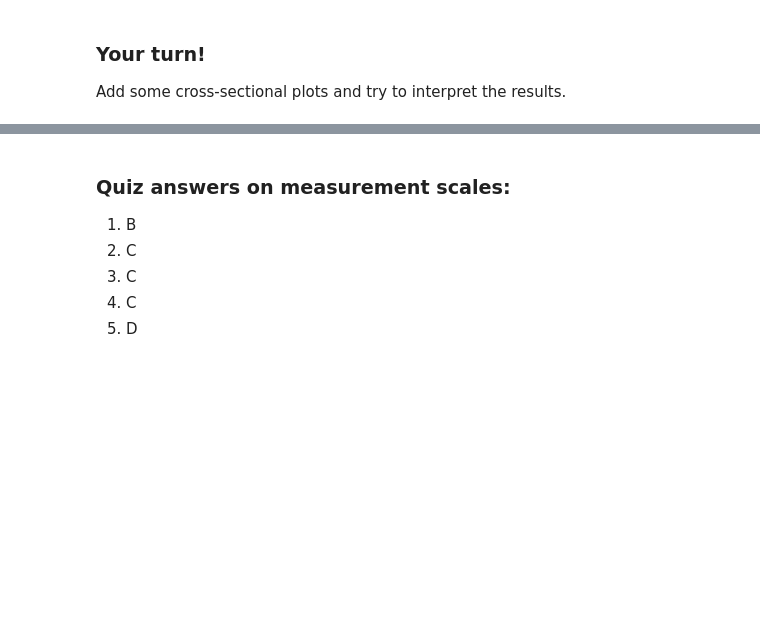
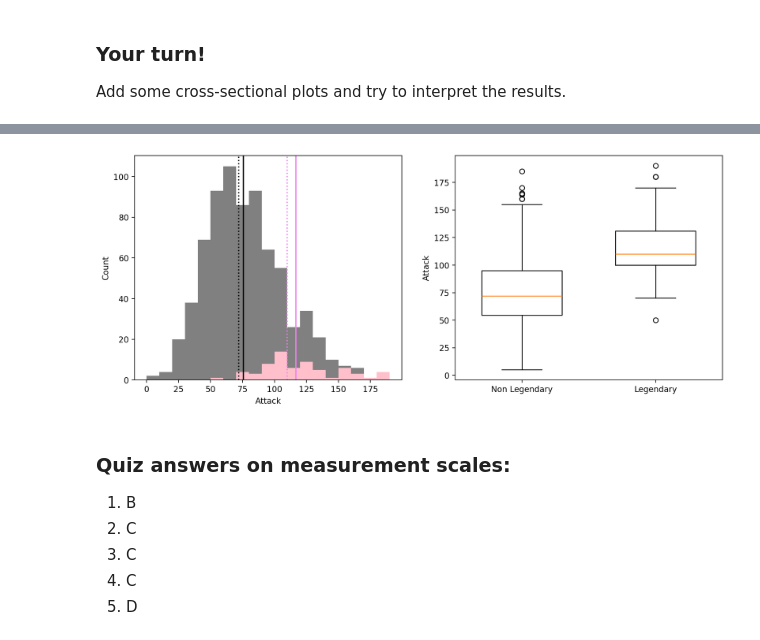
Before and after one commit to mariadop/Descriptive_Statistics_2025, a Jupyter notebook: Exercise_8_new.ipynb, the cells around one changed output, grey strips where cells are left out. Saved outputs shown, nothing was run; the diff lists cells and outputs as text; code cells hidden in the pictures; blank space fills up the shorter version.

```diff
--- a/Exercise_8_new.ipynb
+++ b/Exercise_8_new.ipynb
@@ -1046,3 +1073,37 @@ Add some cross-sectional plots and try to interpret the results.
+# %%
+
+plt.figure(figsize=(13,5))
+plt.subplot(1,2,1)
+
+plt.hist(df_pokemon[df_pokemon['Legendary']==False]['Attack'], bins=bins,color='gray')
+plt.hist(df_pokemon[df_pokemon['Legendary']==True]['Attack'], bins=bins,color='pink')
+
+plt.axvline(df_pokemon[df_pokemon['Legendary']==False]['Attack'].median(), linestyle = 'dotted', color = 'black')
+plt.axvline(df_pokemon[df_pokemon['Legendary']==True]['Attack'].median(), linestyle = 'dotted', color = 'violet')
+plt.axvline(df_pokemon[df_pokemon['Legendary']==False]['Attack'].mean(),  color = 'black')
+plt.axvline(df_pokemon[df_pokemon['Legendary']==True]['Attack'].mean(), color = 'violet')
+
+plt.xlabel("Attack")
+plt.ylabel("Count")
+
+
+plt.subplot(1,2,2)
+
+plt.boxplot(df_pokemon[df_pokemon['Legendary']==False]['Attack'], positions=[0.5],widths=[0.6])
+plt.boxplot(df_pokemon[df_pokemon['Legendary']==True]['Attack'],positions=[1.5],widths=[0.6])
+
+plt.ylabel("Attack")
+plt.xticks (plt.xticks()[0],['Non Legendary','Legendary'])
+
+plt.show()
+
+### comments:
+# from histogram we can observe that the amount of legendary pokemons is much smaller than non legendary ones
+# the distribution in both subgraphs is about right skewed
+# both distributions have outliers (we can clearly observe them on box plots)
+# difference between median and mean in legendary distribution is bigger -> legendary distribution is more skewed
+# %% [output]
+[figure, added]
 # %% [markdown]
 ### Quiz answers on measurement scales:
 1. B
```
Also changed, not shown: parts of 10 cells of this notebook, 1 other file.
